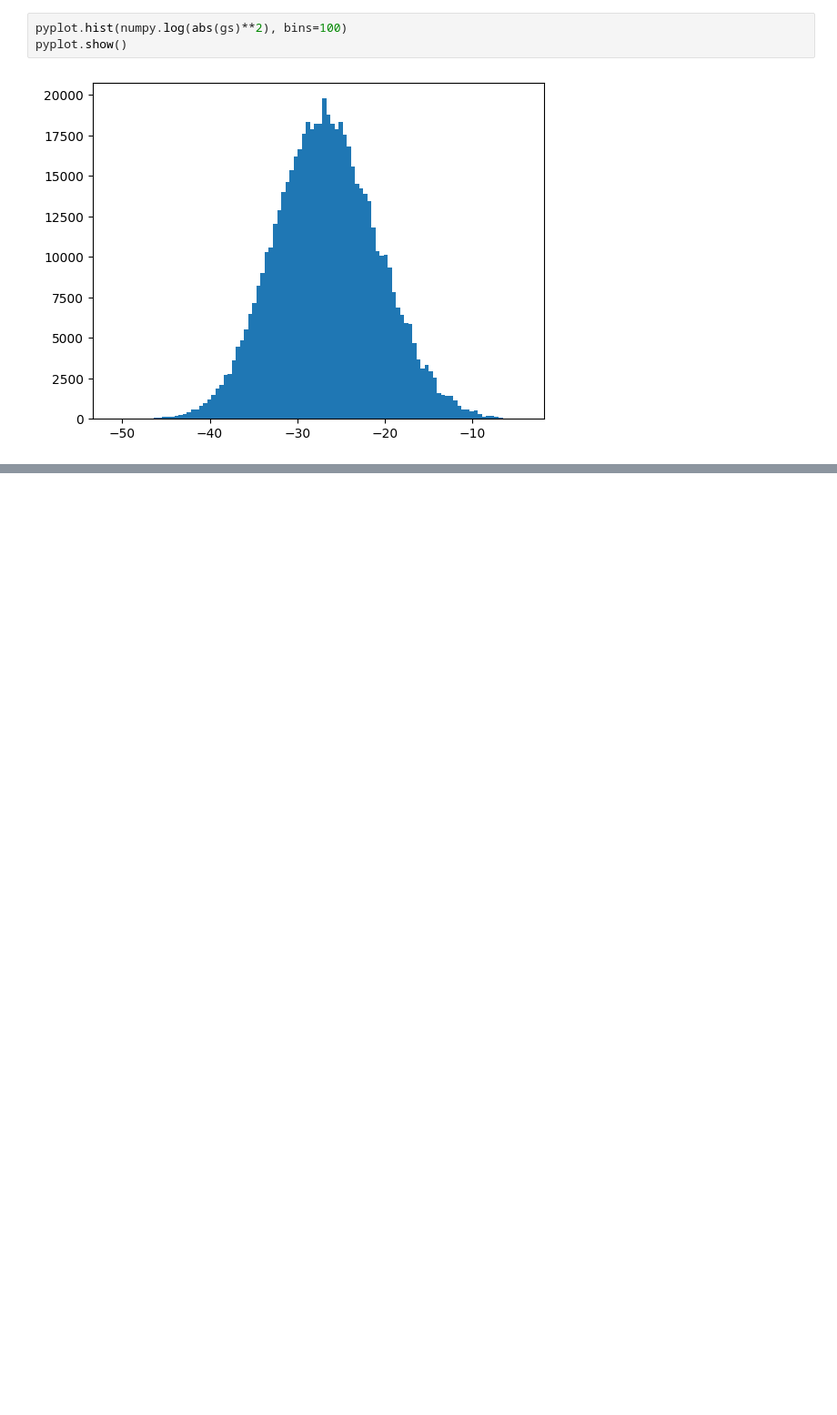
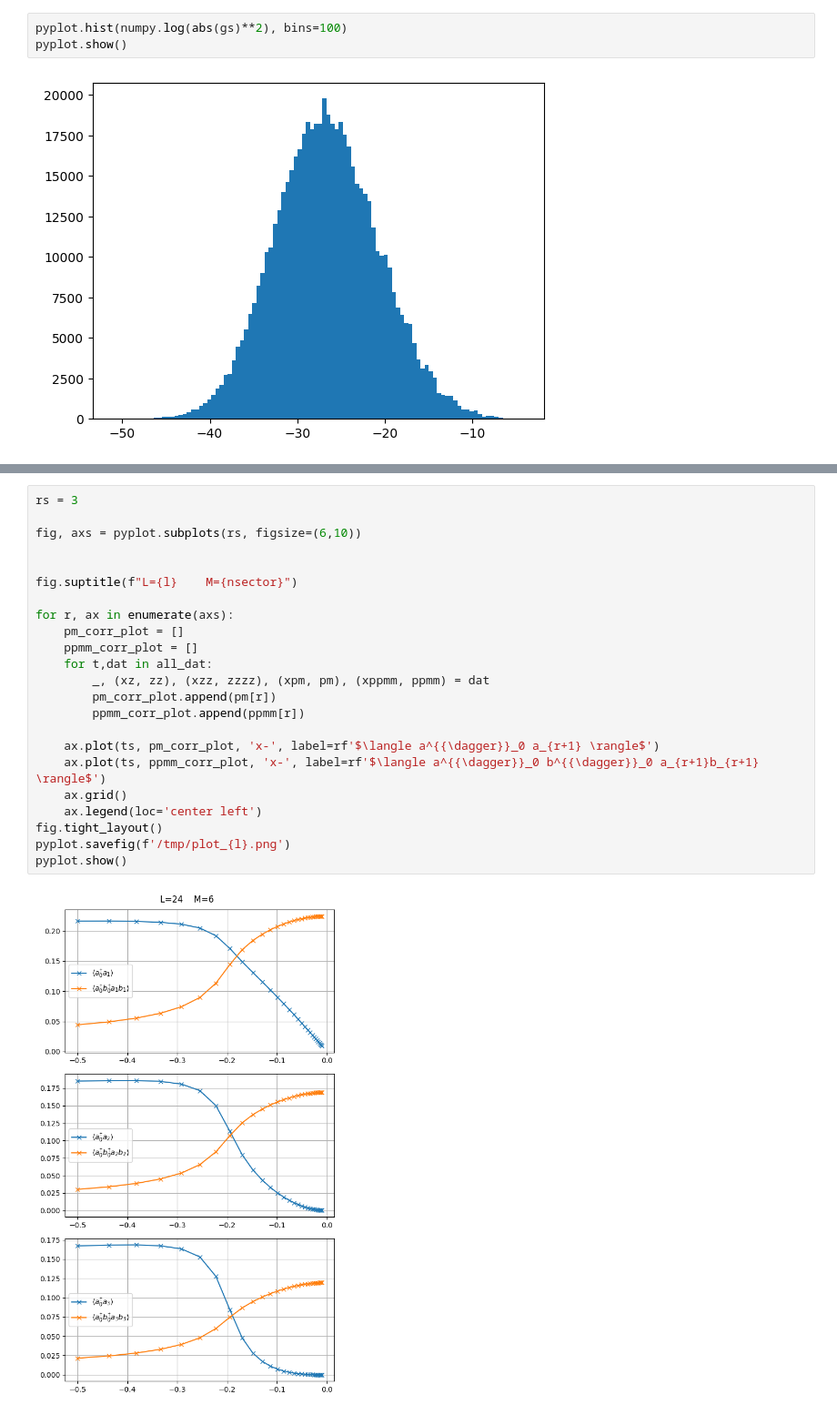
Before and after one commit to Renmusxd/NumberShadow, a Jupyter notebook: jupyter/LadderLargeED.ipynb, the cells around one changed output, grey strips where cells are left out. Shown at 91% size. Saved outputs shown, nothing was run; the diff lists cells and outputs as text; blank space fills up the shorter version.

```diff
--- a/jupyter/LadderLargeED.ipynb
+++ b/jupyter/LadderLargeED.ipynb
@@ -343,0 +400,25 @@ pyplot.show()
+# %%
+rs = 3
+
+fig, axs = pyplot.subplots(rs, figsize=(6,10))
+
+
+fig.suptitle(f"L={l}    M={nsector}")
+
+for r, ax in enumerate(axs):
+    pm_corr_plot = []
+    ppmm_corr_plot = []
+    for t,dat in all_dat:
+        _, (xz, zz), (xzz, zzzz), (xpm, pm), (xppmm, ppmm) = dat
+        pm_corr_plot.append(pm[r])
+        ppmm_corr_plot.append(ppmm[r])
+
+    ax.plot(ts, pm_corr_plot, 'x-', label=rf'$\langle a^{{\dagger}}_0 a_{r+1} \rangle$')
+    ax.plot(ts, ppmm_corr_plot, 'x-', label=rf'$\langle a^{{\dagger}}_0 b^{{\dagger}}_0 a_{r+1}b_{r+1} \rangle$')
+    ax.grid()
+    ax.legend(loc='center left')
+fig.tight_layout()
+pyplot.savefig(f'/tmp/plot_{l}.png')
+pyplot.show()
+# %% [output]
+[figure, added]
```
Also changed, not shown: parts of 3 cells of this notebook.
